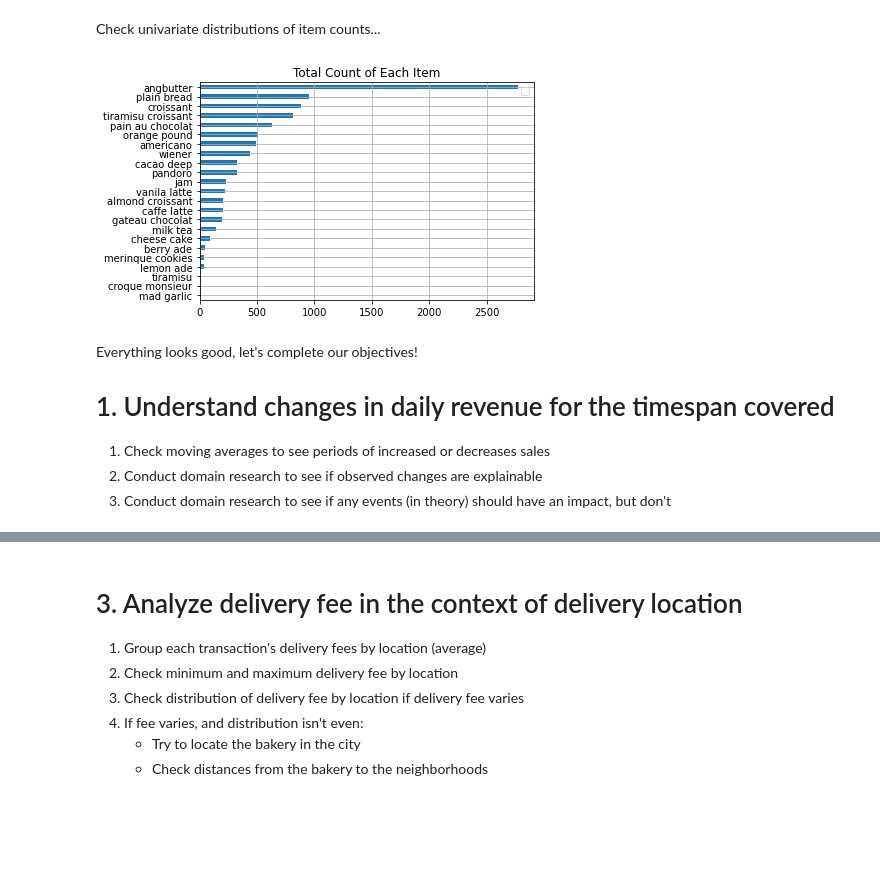
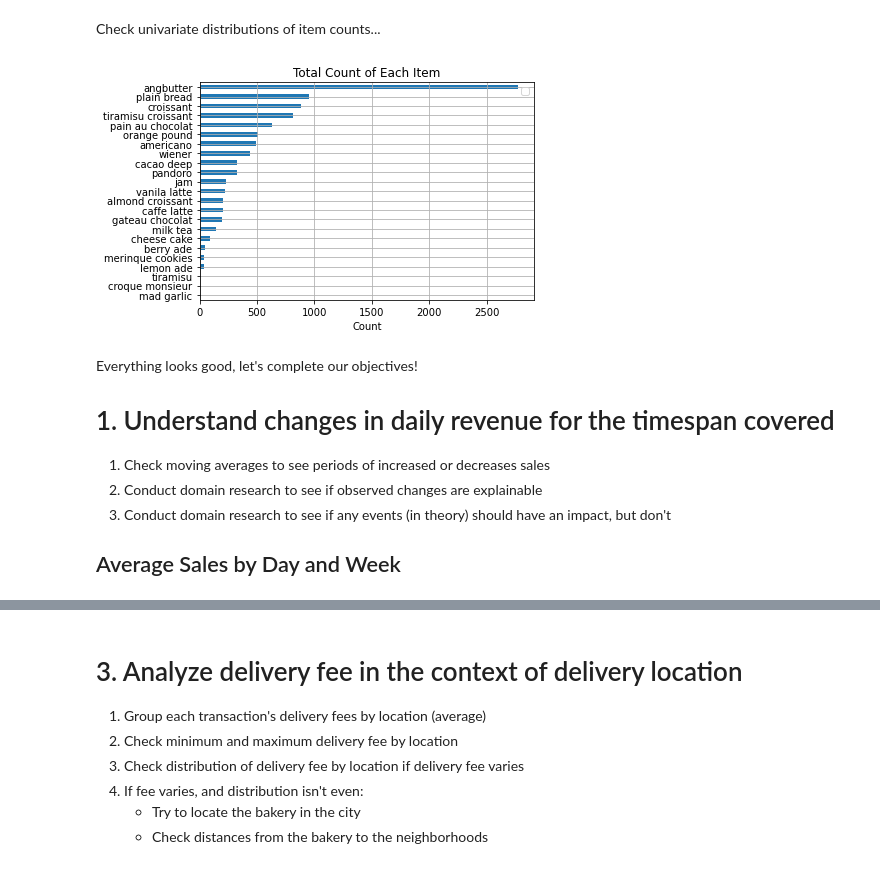
Before and after one commit to JacobPaxton/bakery-sales, a Jupyter notebook: explore.ipynb, the cells around one changed output, grey strips where cells are left out. Saved outputs shown, nothing was run; the diff lists cells and outputs as text; code cells hidden in the pictures; blank space fills up the shorter version.

Commit message:
add daily, weekly sales visuals, takeaways, and trend context from world events

```diff
--- a/explore.ipynb
+++ b/explore.ipynb
@@ -83,11 +83,12 @@ total_counts_df = pd.DataFrame(total_item_counts, columns=['count'])
 # %%
 # plot each item's total count
 total_counts_df.sort_values(by='count').plot.barh(grid=True)
 plt.title('Total Count of Each Item')
+plt.xlabel('Count')
 plt.legend('')
 plt.show()
 # %% [output]
-[figure, old version]
+[figure, new version]
 # %% [markdown]
 Everything looks good, let's complete our objectives!
 
@@ -95,3 +96,5 @@ Everything looks good, let's complete our objectives!
 1. Check moving averages to see periods of increased or decreases sales
 2. Conduct domain research to see if observed changes are explainable
 3. Conduct domain research to see if any events (in theory) should have an impact, but don't
+
+## Average Sales by Day and Week
```
Also changed, not shown: parts of 9 cells of this notebook.
